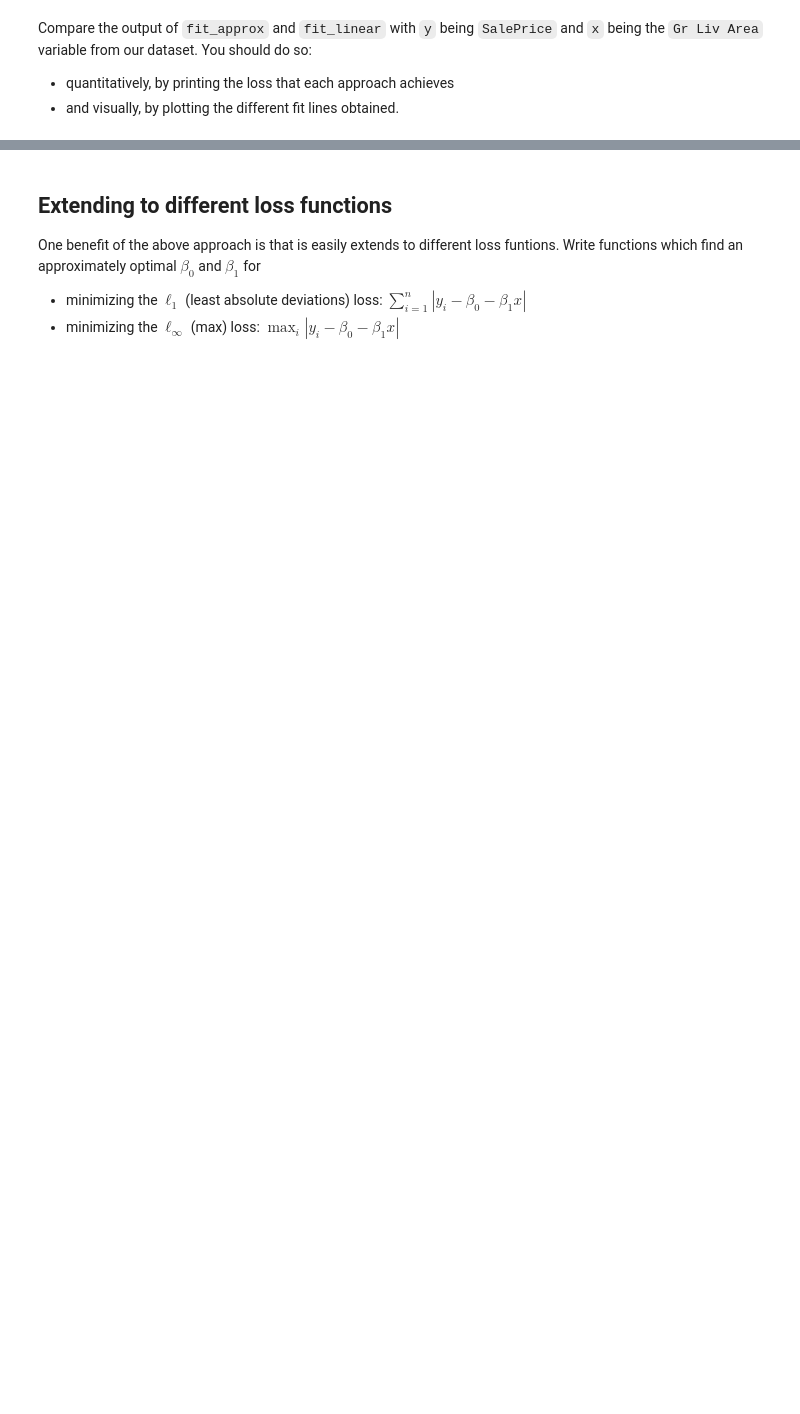
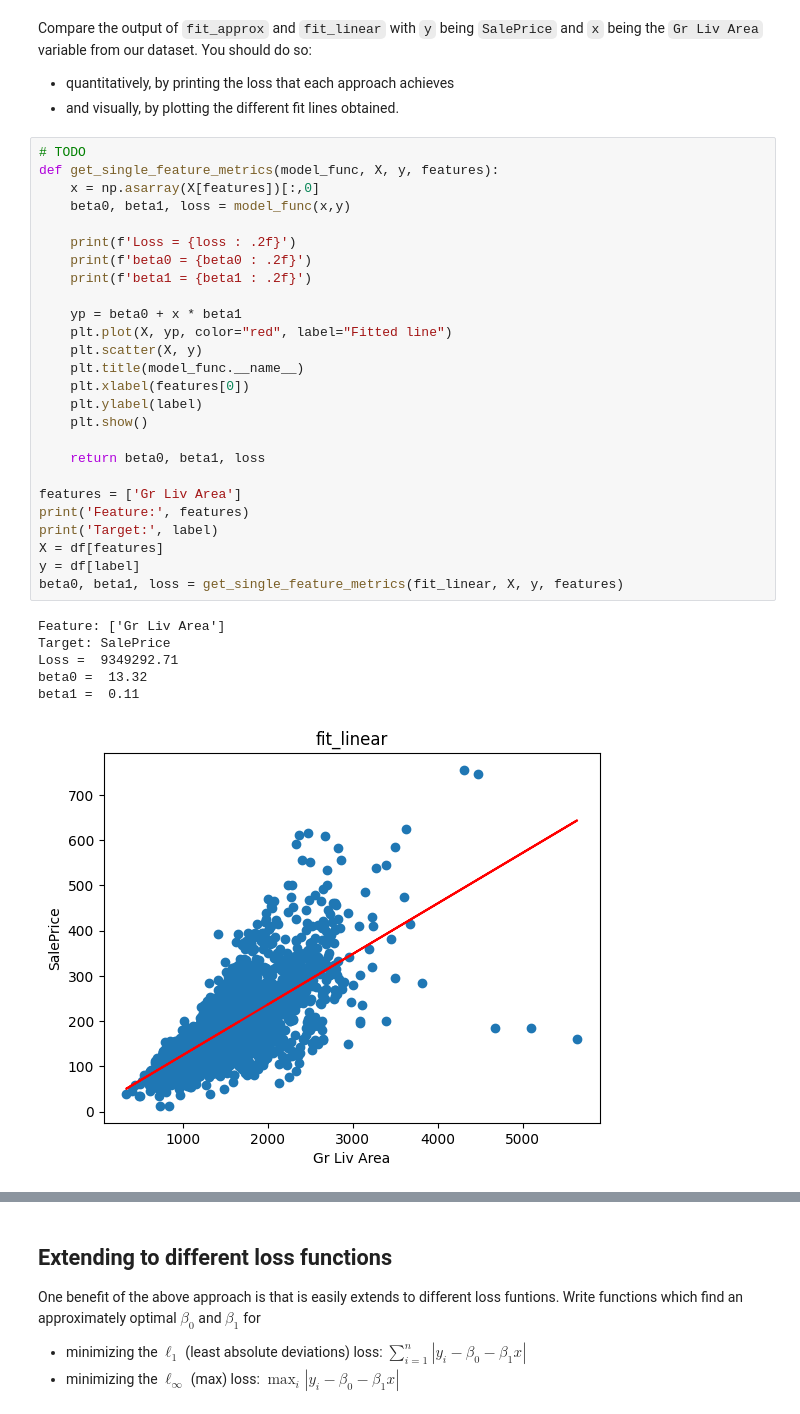
Before and after one commit to jithendra1798/ML-CS-GY-6923-B, a Jupyter notebook: 01_ML-cs-gy-6923-B-lab1.ipynb, the cells around one changed output, grey strips where cells are left out. Drawn from its saved outputs; the diff is of its cells as text; blank space fills up the shorter version.

```diff
--- a/01_ML-cs-gy-6923-B-lab1.ipynb
+++ b/01_ML-cs-gy-6923-B-lab1.ipynb
@@ -269,3 +290,36 @@ def fit_approx(x,y):
 Compare the output of `fit_approx` and `fit_linear` with `y` being `SalePrice` and `x` being the `Gr Liv Area` variable from our dataset. You should do so:
 * quantitatively, by printing the loss that each approach achieves
 * and visually, by plotting the different fit lines obtained.
+# %%
+# TODO
+def get_single_feature_metrics(model_func, X, y, features):
+    x = np.asarray(X[features])[:,0]
+    beta0, beta1, loss = model_func(x,y)
+
+    print(f'Loss = {loss : .2f}')
+    print(f'beta0 = {beta0 : .2f}')
+    print(f'beta1 = {beta1 : .2f}')
+
+    yp = beta0 + x * beta1
+    plt.plot(X, yp, color="red", label="Fitted line")
+    plt.scatter(X, y)
+    plt.title(model_func.__name__)
+    plt.xlabel(features[0])
+    plt.ylabel(label)
+    plt.show()
+
+    return beta0, beta1, loss
+
+features = ['Gr Liv Area']
+print('Feature:', features)
+print('Target:', label)
+X = df[features]
+y = df[label]
+beta0, beta1, loss = get_single_feature_metrics(fit_linear, X, y, features)
+# %% [output]
+Feature: ['Gr Liv Area']
+Target: SalePrice
+Loss =  9349292.71
+beta0 =  13.32
+beta1 =  0.11
+[figure, added]
```
Also changed, not shown: parts of 7 cells of this notebook.
